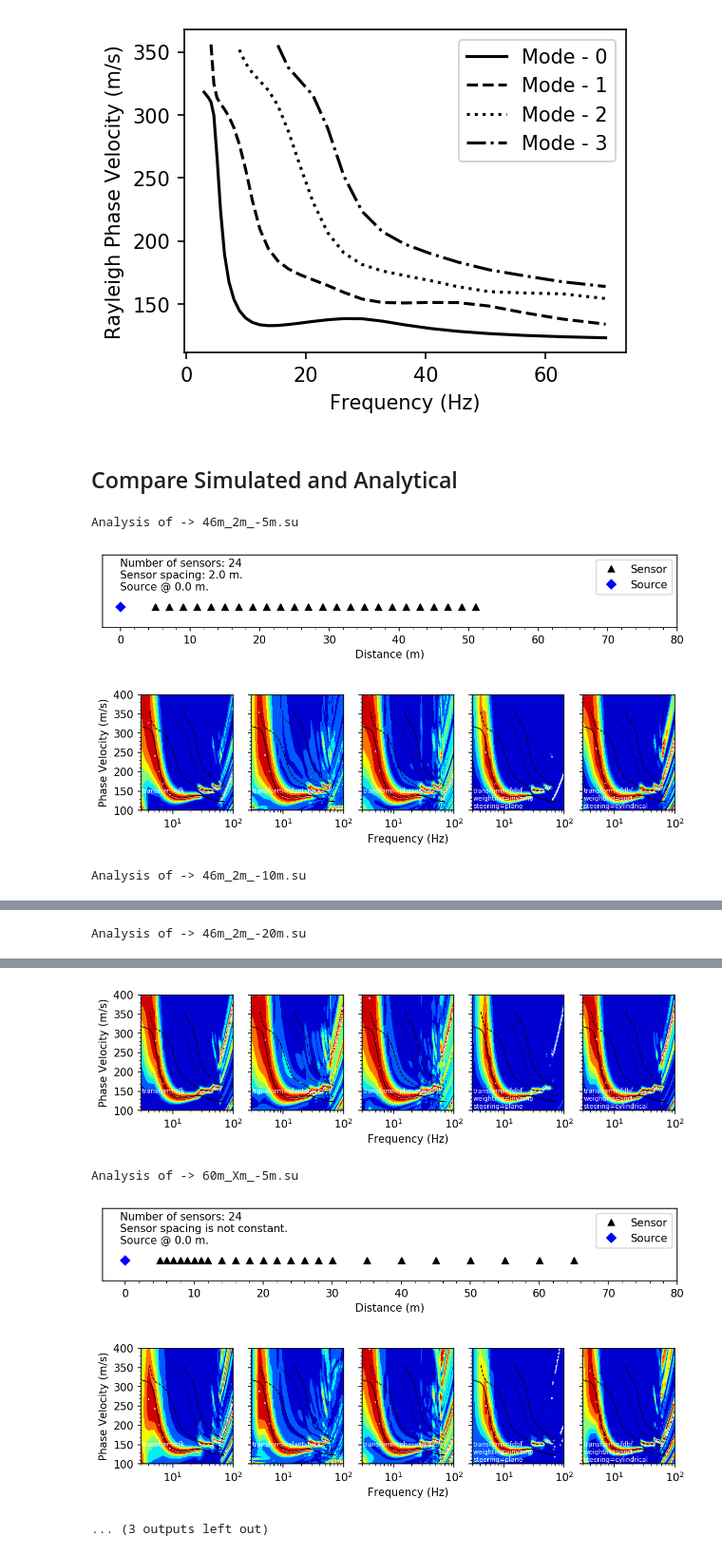
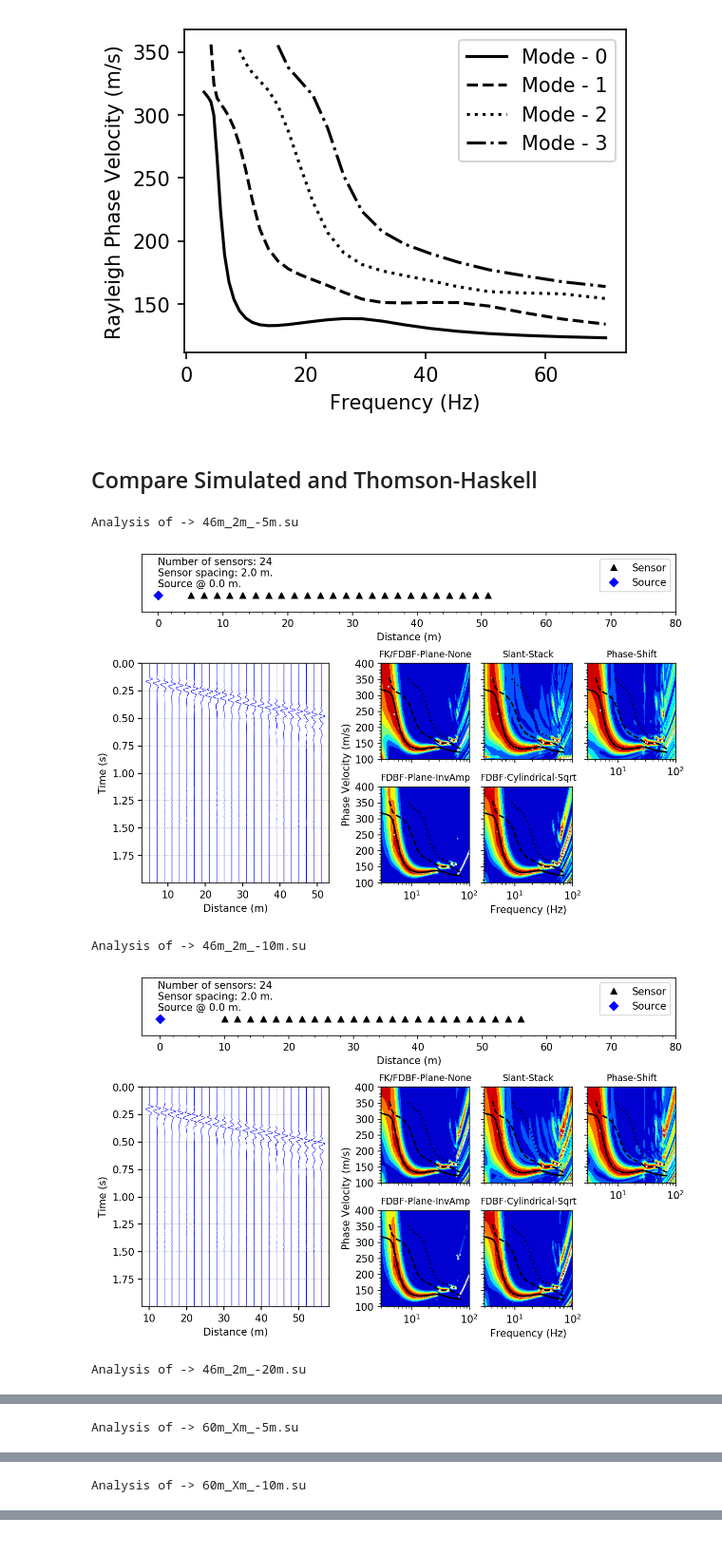
Before and after one commit to jpvantassel/swprocess, a Jupyter notebook: benchmarks/model_2/vis_model_2.ipynb, the cells around one changed output, grey strips where cells are left out. Shown at 95% size. Saved outputs shown, nothing was run; the diff lists cells and outputs as text; code cells hidden in the pictures.

```diff
--- a/benchmarks/model_2/vis_model_2.ipynb
+++ b/benchmarks/model_2/vis_model_2.ipynb
@@ -74,5 +117,6 @@ plt.show()
 # %%
-dc_set = gm.calc_dc(gpdc_kwargs={"-R":4, "-min":3, "-max":70, "-n":30})
+# dc_set = gm.calc_dc(gpdc_kwargs={"-R":4, "-min":3, "-max":70, "-n":30})
+dc_set = swprepost.DispersionSet.from_geopsy("mod2_dc.txt")
 
 fig, ax = plt.subplots(figsize=(4, 3), dpi=150)
 
@@ -85,7 +129,7 @@ plt.show()
 # %% [output]
 [figure]
 # %% [markdown]
-## Compare Simulated and Analytical
+## Compare Simulated and Thomson-Haskell
 # %%
 fnames = ["46m_2m_-5m.su",
           "46m_2m_-10m.su",
@@ -97,56 +141,72 @@ vmin, vmax = 100, 400
 fmin, fmax = 3, 100
 for fname in fnames:
     print(f"Analysis of -> {fname}")
-    fig0, axs0 = plt.subplots(figsize=(9.6, 1.25), dpi=150)
-    fig1, axs1 = plt.subplots(ncols=5, sharey=True, sharex=True, figsize=(9,2), dpi=150)
+    fig = plt.figure(figsize=(9.5, 6), dpi=150)
+    gs = mpl.gridspec.GridSpec(nrows=5, ncols=6, figure=fig, height_ratios=[0.6,0.25,1,0.0,1], hspace=0.25, width_ratios=[1,0.95,0.25,1,1,1])
+    ax0 = fig.add_subplot(gs[0,:])
+    ax1 = fig.add_subplot(gs[2:, :2])
+    ax2 = fig.add_subplot(gs[2, 3])
+    ax3 = fig.add_subplot(gs[2, 4])
+    ax4 = fig.add_subplot(gs[2, 5])
+    ax5 = fig.add_subplot(gs[4, 3])
+    ax6 = fig.add_subplot(gs[4, 4])
+#     ax7 = fig.add_axes(gs[4, 5])
 
-    for ax, transform, normalization, weighting, steering in zip(axs1,
+    axs = [ax2, ax3, ax4, ax5, ax6]
+    labels = ["FK/FDBF-Plane-None", "Slant-Stack", "Phase-Shift", "FDBF-Plane-InvAmp", "FDBF-Cylindrical-Sqrt"]
+    for ax, label, transform, normalization, weighting, steering in zip(axs, labels,
                                                   ["fk", "slantstack", "phaseshift", "fdbf", "fdbf"],
                                                   ["frequency-maximum", "frequency-maximum", "frequency-maximum", "absolute-maximum", "frequency-maximum"],
                                                   ["n/a", "n/a", "n/a", "invamp", "sqrt"],
                                                   ["n/a", "n/a", "n/a", "plane", "cylindrical"]):
 
         settings = swprocess.Masw.create_settings_dict(transform=transform, weighting=weighting, steering=steering,
                                                        vmin=vmin, vmax=vmax, fmin=fmin, fmax=fmax, pad=True, df=1)
         result = swprocess.Masw.run(fnames=fname, settings=settings)
         result.normalize(normalization)
         ax.contourf(result.frequencies, result.velocities, result.power, cmap="jet")
         ax.plot(result.frequencies, result.find_peak_power(),
                 marker="o", markersize=0.5, markerfacecolor="#000000", markeredgecolor="#ffffff", linestyle="")
         xlims = ax.get_xlim()
         ylims = ax.get_ylim()
-        if transform == "fdbf":
-            text = f"transform={transform}\nweighting={weighting}\nsteering={steering}"
-        else:
-            text = f"transform={transform}\n\n"
-        ax.text(0.01, 0.005, text, ha="left", va="bottom", transform=ax.transAxes, fontsize=6, color="#ffffff")
 
-
-        for (model, dc), linestyle in zip(dc_set.rayleigh.items(), ["-", "--", ":", "-."]):
-            ax.plot(dc.frequency, dc.velocity, label=f"Mode - {model}", color="#000000", linestyle=linestyle, linewidth=0.75)
-            ax.set_xscale("log")
+        ax.set_xscale("log")
+        for (model, dc), linestyle in zip(dc_set.rayleigh.items(), ["-", "--", ":"]):
+            ax.plot(dc.frequency, dc.velocity, label=f"Mode - {model}", color="#000000", linestyle=linestyle)
 
         ax.set_xticks([10,100])
         ax.set_xticks([3,4,5,6,7,8,9,10,20,30,40,50,60,70,80,90,100], minor=True)
 
         ax.set_yticks(np.arange(vmin, vmax+50, 50))
         ax.set_yticks(np.arange(vmin, vmax+10, 10), minor=True)
         ax.set_xlim(xlims)
         ax.set_ylim(ylims)
 
+        ax.set_title(label, fontsize=9)
 
-    axs1[2].set_xlabel("Frequency (Hz)")
-    axs1[0].set_ylabel("Phase Velocity (m/s)")
+    for ax in [ax3, ax4, ax6]:
+        ax.set_yticklabels("")
 
-    result.array.plot(ax=axs0)
-    axs0.set_yticks([])
-    axs0.set_xticks(np.arange(0, 90, 10))
-    axs0.set_xticks(np.arange(0, 80, 2), minor=True)
+    for ax in [ax2, ax3]:
+        ax.set_xticklabels("")
+
+    ax6.set_xlabel("Frequency (Hz)")
+    fig.text(0.415, 0.26, "Phase Velocity (m/s)", rotation=90)
+
+    # Array
+    result.array.plot(ax=ax0)
+    ax0.set_yticks([])
+    ax0.set_xticks(np.arange(0, 90, 10))
+    ax0.set_xticks(np.arange(0, 80, 2), minor=True)
+
+    # Waterfall
+    result.array.waterfall(ax=ax1)
 
     plt.show()
     print("\n\n\n")
 # %% [output]
 Analysis of -> 46m_2m_-5m.su
-[figure, old version]
+[figure, new version]
+Analysis of -> 46m_2m_-10m.su
-[figure, old version]
+[figure, new version]
-Analysis of -> 46m_2m_-10m.su
+Analysis of -> 46m_2m_-20m.su
@@ -153,0 +214 @@ Analysis of -> 46m_2m_-10m.su
+Analysis of -> 60m_Xm_-5m.su
@@ -155 +216 @@ Analysis of -> 46m_2m_-10m.su
-Analysis of -> 46m_2m_-20m.su
+Analysis of -> 60m_Xm_-10m.su
@@ -157,5 +217,0 @@ Analysis of -> 46m_2m_-20m.su
-[figure, removed]
-Analysis of -> 60m_Xm_-5m.su
-[figure, removed]
-[figure, removed]
-... (3 outputs left out)
```
Also changed, not shown: parts of 7 cells of this notebook, 13 other files.
